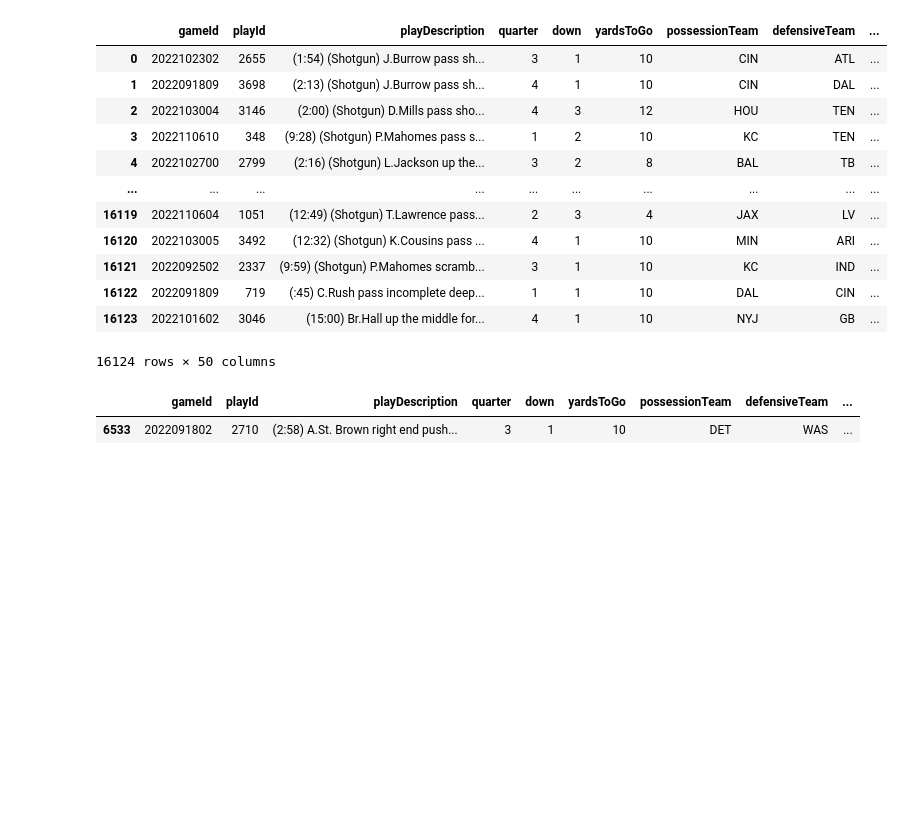
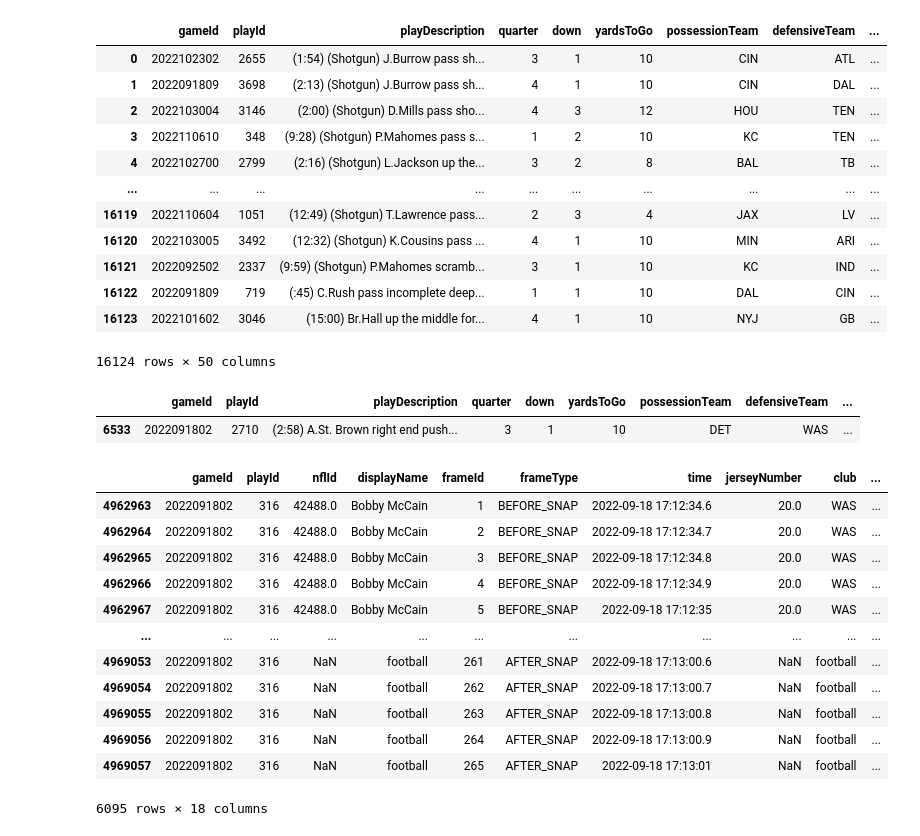
Before and after one commit to APoodle/NFL-Big-Data-Bowl-2025, a Jupyter notebook: nfl-big-data-bowl-2025.ipynb, the cells around one changed output. Saved outputs shown, nothing was run; the diff lists cells and outputs as text; code cells hidden in the pictures; blank space fills up the shorter version.

Commit message:
Kaggle Notebook | NFL Big Data Bowl 2025 | v .5

```diff
--- a/nfl-big-data-bowl-2025.ipynb
+++ b/nfl-big-data-bowl-2025.ipynb
@@ -85,3 +96,22 @@ plays[(plays['playId'] == 2710) & (plays['gameId'] == 2022091802)]
 # %% [output]
 |  | gameId | playId | playDescription | quarter | down | yardsToGo | possessionTeam | defensiveTeam | ... |
 | 6533 | 2022091802 | 2710 | (2:58) A.St. Brown right end push... | 3 | 1 | 10 | DET | WAS | ... |
+# %%
+tracking_week_2 = pd.read_csv("/kaggle/input/nfl-big-data-bowl-2025/tracking_week_2.csv")
+# %%
+full_play = tracking_week_2[(tracking_week_2["gameId"] == 2022091802) & (tracking_week_2["playId"] == 316)]
+full_play
+# %% [output]
+|  | gameId | playId | nflId | displayName | frameId | frameType | time | jerseyNumber | club | ... |
+| 4962963 | 2022091802 | 316 | 42488.0 | Bobby McCain | 1 | BEFORE_SNAP | 2022-09-18 17:12:34.6 | 20.0 | WAS | ... |
+| 4962964 | 2022091802 | 316 | 42488.0 | Bobby McCain | 2 | BEFORE_SNAP | 2022-09-18 17:12:34.7 | 20.0 | WAS | ... |
+| 4962965 | 2022091802 | 316 | 42488.0 | Bobby McCain | 3 | BEFORE_SNAP | 2022-09-18 17:12:34.8 | 20.0 | WAS | ... |
+| 4962966 | 2022091802 | 316 | 42488.0 | Bobby McCain | 4 | BEFORE_SNAP | 2022-09-18 17:12:34.9 | 20.0 | WAS | ... |
+| 4962967 | 2022091802 | 316 | 42488.0 | Bobby McCain | 5 | BEFORE_SNAP | 2022-09-18 17:12:35 | 20.0 | WAS | ... |
+| ... | ... | ... | ... | ... | ... | ... | ... | ... | ... | ... |
+| 4969053 | 2022091802 | 316 | NaN | football | 261 | AFTER_SNAP | 2022-09-18 17:13:00.6 | NaN | football | ... |
+| 4969054 | 2022091802 | 316 | NaN | football | 262 | AFTER_SNAP | 2022-09-18 17:13:00.7 | NaN | football | ... |
+| 4969055 | 2022091802 | 316 | NaN | football | 263 | AFTER_SNAP | 2022-09-18 17:13:00.8 | NaN | football | ... |
+| 4969056 | 2022091802 | 316 | NaN | football | 264 | AFTER_SNAP | 2022-09-18 17:13:00.9 | NaN | football | ... |
+| 4969057 | 2022091802 | 316 | NaN | football | 265 | AFTER_SNAP | 2022-09-18 17:13:01 | NaN | football | ... |
+6095 rows × 18 columns
```
Also changed, not shown: parts of 6 cells of this notebook.
